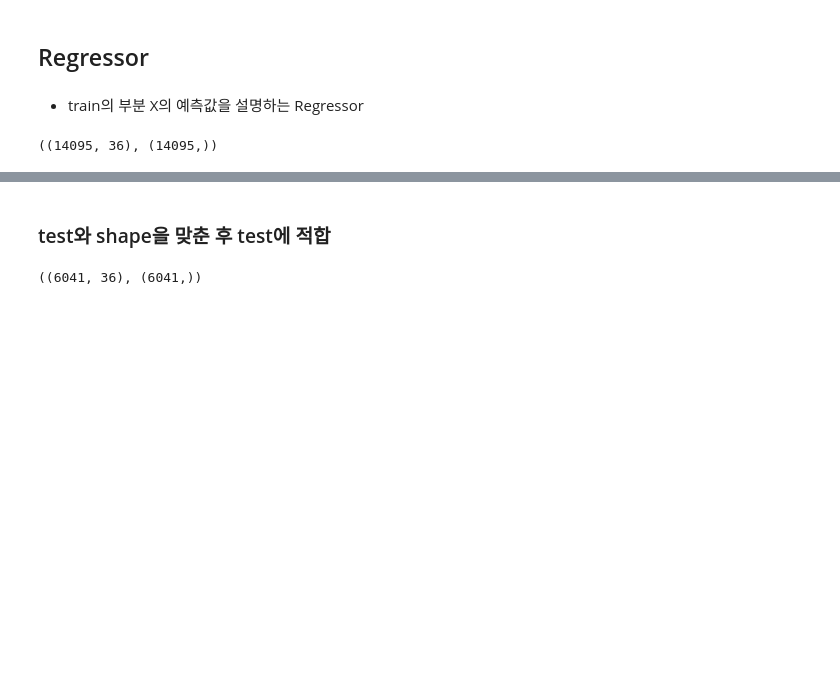
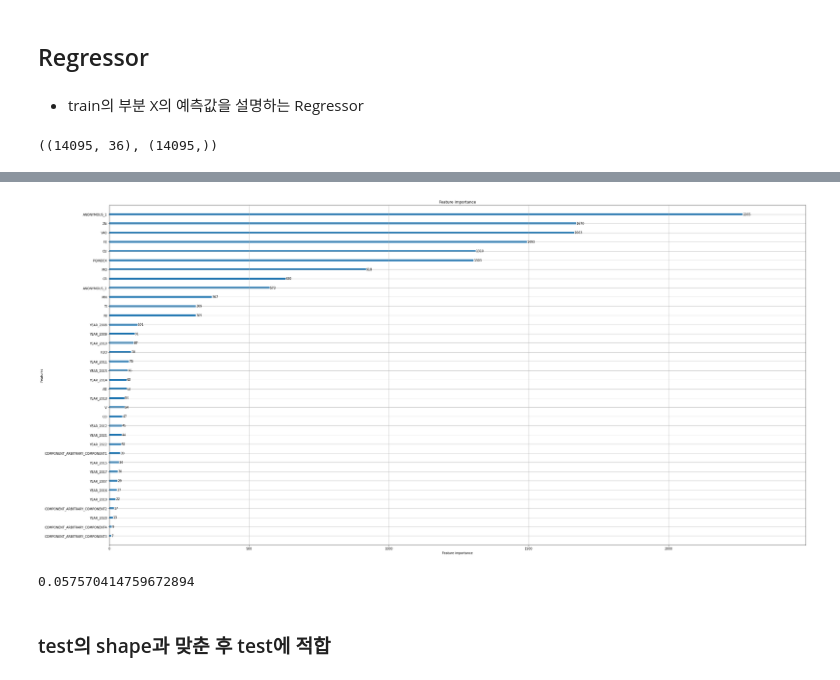
Before and after one commit to DoItSon/playdata, a Jupyter notebook: 머신러닝_해보기!.ipynb, the cells around one changed output, grey strips where cells are left out. Cells and saved outputs as stored; diff of their text form; code cells hidden in the pictures; blank space fills up the shorter version.

```diff
--- a/머신러닝_해보기!.ipynb
+++ b/머신러닝_해보기!.ipynb
@@ -408,0 +476,7 @@ array([0.05547893, 0.05614098, 0.05734411, ..., 0.05417779, 0.05545542,
+# %%
+hp3 = {'max_depth': 8,
+ 'min_samples_split': 10,
+ 'criterion': 'entropy',
+ 'max_leaf_nodes': 7,
+ 'n_estimators': 485,
+ 'learning_rate': 0.09511890790385878}
@@ -408,0 +525,9 @@ array([0.05547893, 0.05614098, 0.05734411, ..., 0.05417779, 0.05545542,
+# %%
+score_list= []
+model = lgb.LGBMRegressor(random_state=CFG['SEED'],**hp3)
+model.fit(train_reg,x_target, eval_set = [(train_reg,x_target)],early_stopping_rounds=50)
+
+pred = model.predict(train_reg)
+
+score = -1*cross_val_score(model, train_reg, pred,cv=cv ,scoring="neg_mean_absolute_error") # cv=cv 지움! # 내가 예측한 값과 실제값의 차이를 계산한 score
+score_list.append(score)
@@ -409,7 +552,20 @@ array([0.05547893, 0.05614098, 0.05734411, ..., 0.05417779, 0.05545542,
+# %%
+import matplotlib.pyplot as plt
+
+fig, ax = plt.subplots(figsize=(40,20))
+plot_importance(model,ax=ax)
+plt.show()
+# %% [output]
+[figure, added]
+# %%
+np.mean(score_list)
+# 0.0886074885785925
+# 0.06882263917176783 파라미터 조정
+# [0.07241899365301448] f1 score
+# [0.07131094591954595] cross_val
+# 0.04474295357702526
+# 0.057570414759672894
+# %% [output]
+0.057570414759672894
 # %% [markdown]
-### test와 shape을 맞춘 후 test에 적합
+### test의 shape과 맞춘 후 test에 적합
-# %%
-re_x_target = x_target.drop(index=range(6041,14095))
-test.shape, re_x_target.shape
-# %% [output]
-((6041, 36), (6041,))
```
Also changed, not shown: parts of 78 cells of this notebook.
